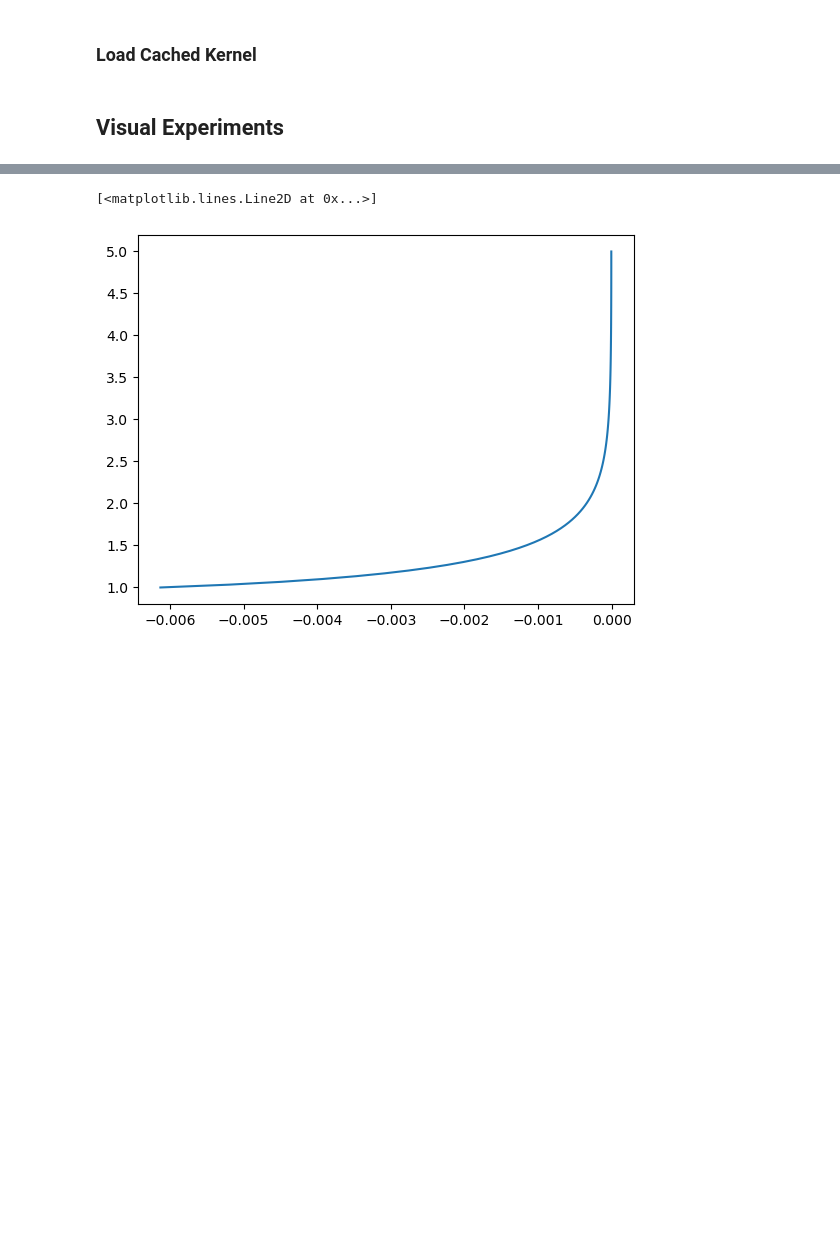
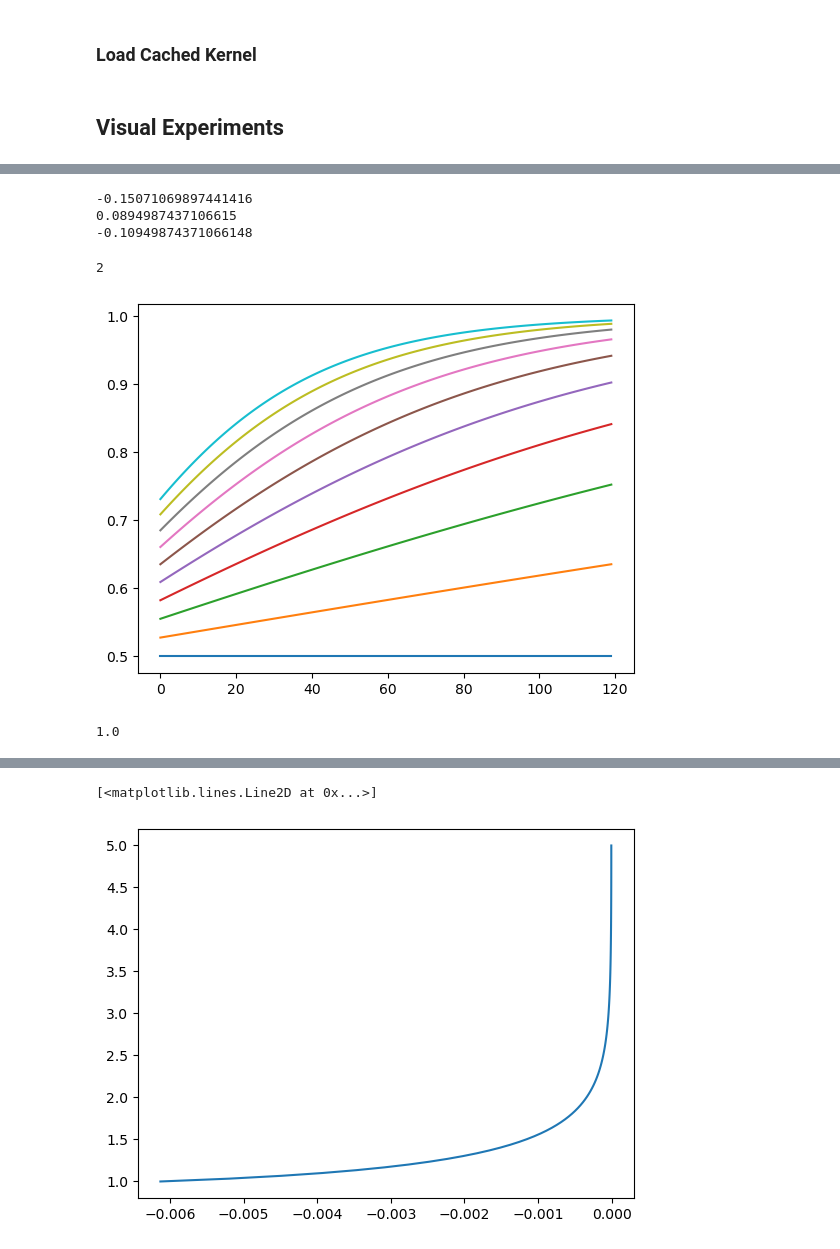
Before and after one commit to mjt257/SSWs, a Jupyter notebook: notebooks/steady_states_searching.ipynb, the cells around one changed output, grey strips where cells are left out. Drawn from its saved outputs; the diff is of its cells as text; code cells hidden in the pictures; blank space fills up the shorter version.

```diff
--- a/notebooks/steady_states_searching.ipynb
+++ b/notebooks/steady_states_searching.ipynb
@@ -90,3 +92,21 @@ plt.plot(dDelta_dt_from_Delta(Delta, Delta_E, S_hat, delta_hat, gamma, kappa, Li
+# %%
+#Compute resonant eigenvalue
+neg_resonant_value = -delta_hat - np.sqrt(delta_hat - delta_hat**2 - S_hat**(-2))
+pos_resonant_value = -delta_hat + np.sqrt(delta_hat - delta_hat**2 - S_hat**(-2))
+
+print(-np.min(oc @ Delta * dz))
+
+print(pos_resonant_value)
+
+print(neg_resonant_value)
+# %% [output]
+-0.15071069897441416
+0.0894987437106615
+-0.10949874371066148
+# %%
+np.argmin(np.abs(eigenvalues - neg_resonant_value))
+# %% [output]
+2
 # %%
 #multiple Deltas
 #Delta = lambda b: np.exp(1j * b * zg).imag * 0 + b
@@ -101,0 +151,9 @@ dDelta_all, eigenvalues_all, eigenvectors_all =  compute_dDelta_dt_from_range_De
+# %%
+for b in b_grid:
+    plt.plot(Delta_sigmoid(b))
+# %% [output]
+[figure, added]
+# %%
+np.sign(eigenvectors_arr[0, 0, 2].real)
+# %% [output]
+1.0
```
Also changed, not shown: parts of 16 cells of this notebook, 1 other file.
